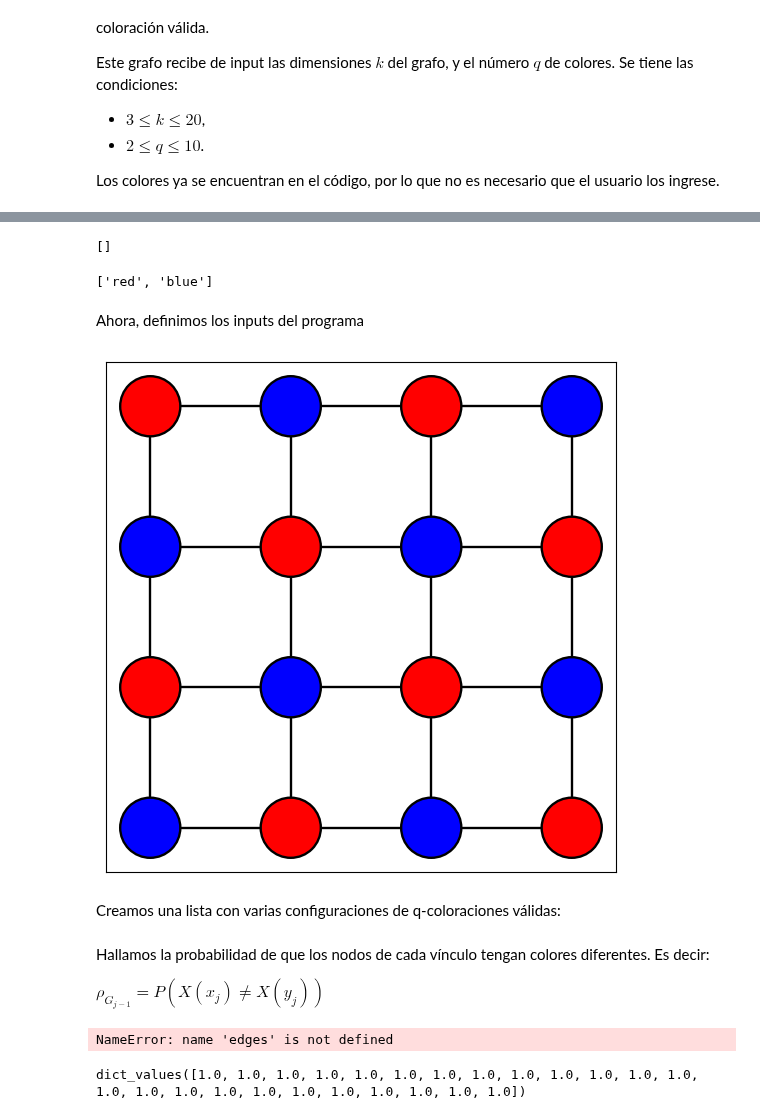
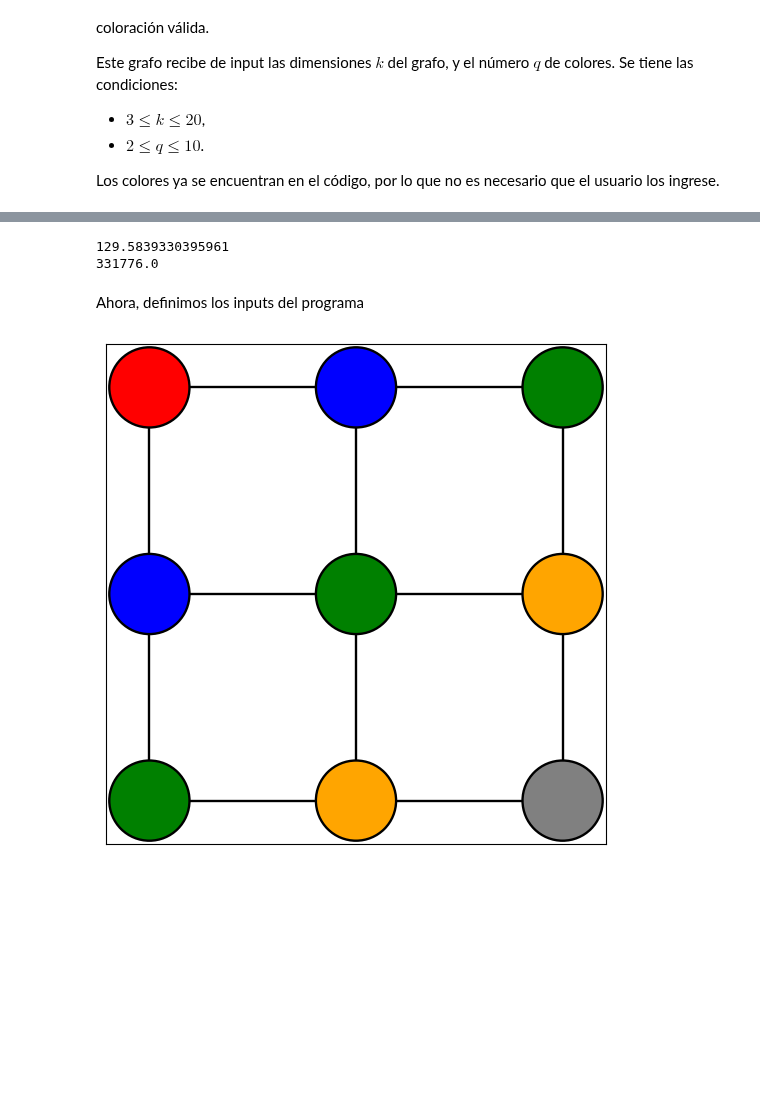
Before and after one commit to dangarciahe/Cadenas_de_Markov, a Jupyter notebook: Tarea_2.ipynb, the cells around one changed output, grey strips where cells are left out. Drawn from its saved outputs; the diff is of its cells as text; code cells hidden in the pictures; blank space fills up the shorter version.

```diff
--- a/Tarea_2.ipynb
+++ b/Tarea_2.ipynb
@@ -130,4 +142,0 @@ color_values[vecino]
-# %%
-list(vecinos[(0,1)])
-# %% [output]
-[]
@@ -139,40 +143,33 @@ for vecino in vecinos[(0,0)]:
-# %%
-colores_vecinos = set()
-
-for vecino in vecinos[(0,0)]:
-    colores_vecinos.add(color_values[vecino])
-
-valid_colors = list(set(colors_list) - colores_vecinos)
-
-valid_colors
-
-#find_systematic_evolution(1)
-#plot_grid(color_values)
-# %% [output]
-['red', 'blue']
+# %%
+print(calculate_number_gibbs_steps(0.5))
+print(calculate_number_simulations(0.5))
+# %% [output]
+129.5839330395961
+331776.0
 # %% [markdown]
 Ahora, definimos los inputs del programa
 # %%
 ## Inputs del programa
-k = 4
-q = 2
+"""
+k: Dimensiones del lattice kxk
+q: Numero de colores
+d: Maximo numero de vecinos de algun nodo
+"""
 
-
+k = 3
+q = 9
 
 ## Lista de colores preestablecidos. Se usaran los primeros q
-colors_list = ["red", "blue", "green", "orange", "grey", "purple", \
-               "black", "magenta", "white", "cyan"]
+colors_list = ["red", "blue", "green", "orange", "grey", "purple", "black", "magenta", "white", "cyan"]
 
 
 # Iniciar el valor de los colores
 colors_list = colors_list[:q:]
 G, color_values = restart_G(k, q, colors_list)
-vecinos = find_vecinos_dict()
+#vecinos = find_vecinos_dict()
 
 
 # Graficar la grilla
-plot_grid(color_values)
+plot_grid(G, color_values)
 # %% [output]
-[figure, old version]
+[figure, new version]
-# %% [markdown]
-Creamos una lista con varias configuraciones de q-coloraciones válidas:
@@ -189,28 +175,0 @@ for _ in range (n_dist):
-# %% [markdown]
-Hallamos la probabilidad de que los nodos de cada vínculo tengan colores diferentes. Es decir:
-
-$\rho_{G_{j-1}} = P(X(x_j) \neq X(y_j))$
-# %%
-for edge in edges:
-    node1, node2 = edge[0], edge[1]
-    print(sample[node1])
-# %% [output]
-NameError: name 'edges' is not defined
-# %%
-edges = G.edges()
-probabilities = dict.fromkeys(edges, 0) # P. de que los dos nodos de un edge tengan color diferente
-
-
-for sample in samples:
-    for edge in edges:
-        node1, node2 = edge[0], edge[1]
-
-        if (sample[node1] != sample[node2]):
-            probabilities[edge] += 1
-
-for edge in edges:
-    probabilities[edge] /= n_dist
-
-probabilities.values()
-# %% [output]
-dict_values([1.0, 1.0, 1.0, 1.0, 1.0, 1.0, 1.0, 1.0, 1.0, 1.0, 1.0, 1.0, 1.0, 1.0, 1.0, 1.0, 1.0, 1.0, 1.0, 1.0, 1.0, 1.0, 1.0, 1.0])
```
Also changed, not shown: parts of 15 cells of this notebook.
